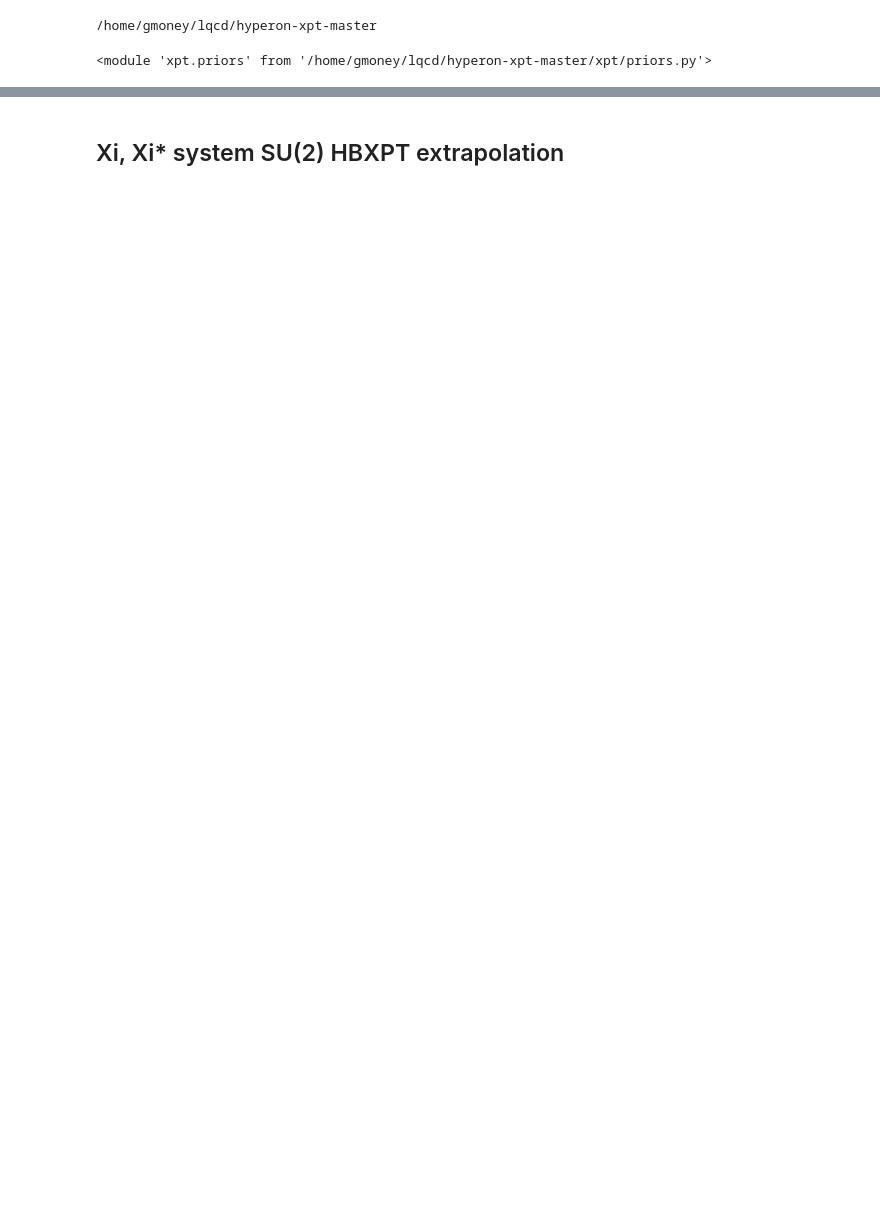
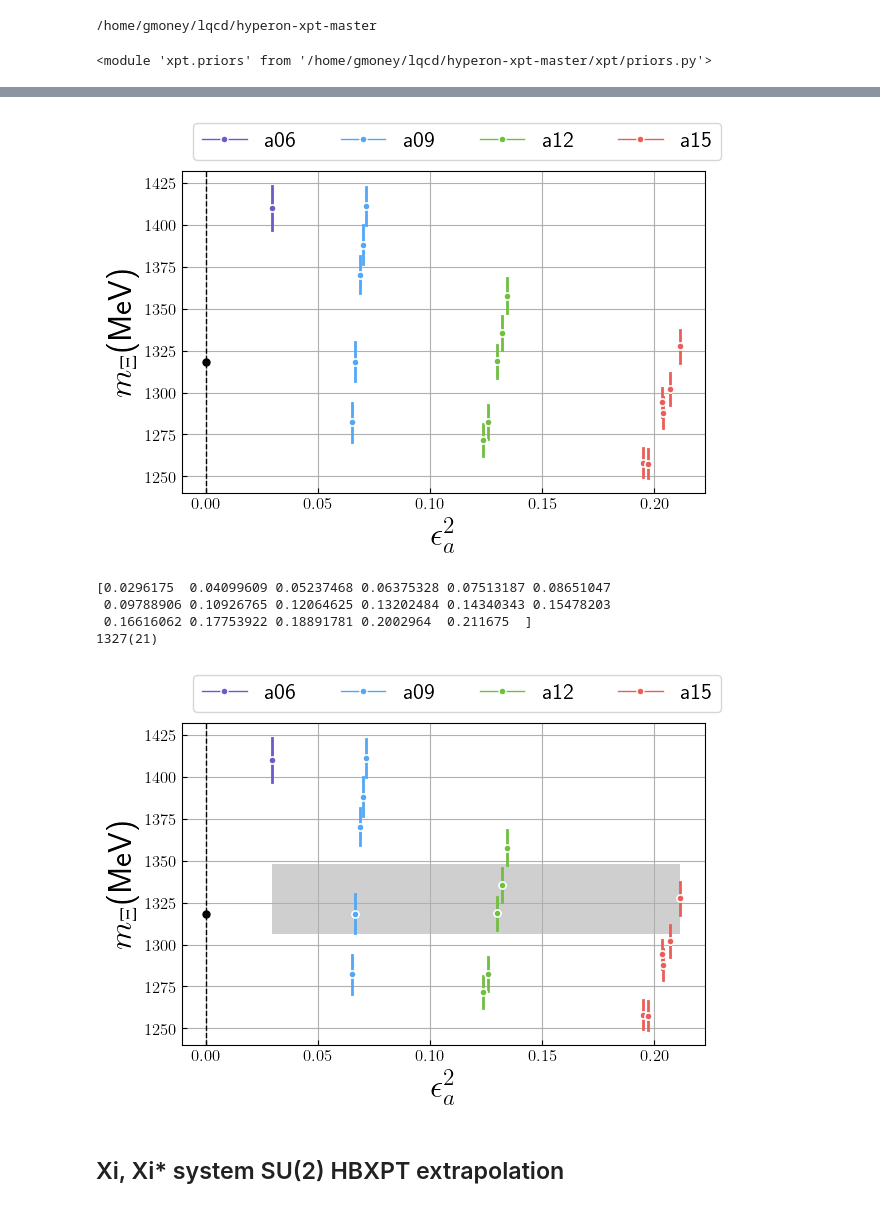
Before and after one commit to gdbrad/hyperon_su2_hbxpt, a Jupyter notebook: notebooks/su2_hyperon_extrap.ipynb, the cells around one changed output, grey strips where cells are left out. Cells and saved outputs as stored; diff of their text form; code cells hidden in the pictures; blank space fills up the shorter version.

Commit message:
sync, changes to plotting

```diff
--- a/notebooks/su2_hyperon_extrap.ipynb
+++ b/notebooks/su2_hyperon_extrap.ipynb
@@ -55,6 +55,7 @@ t_plot_min = 0
 t_plot_max = 40
 prior = priors.get_prior(units='mev')
 input_output = i_o.InputOutput()
-data, ens = input_output.get_data(units='phys')
+data, ensembles = input_output.get_data(units='phys')
 new_prior = input_output.make_prior(data=data,prior=prior)
 phys_point_data = input_output.get_data_phys_point()
+print(ensembles)
@@ -60,0 +153,71 @@ phys_point_data = input_output.get_data_phys_point()
+# %%
+importlib.reload(xfa)
+importlib.reload(fit)
+importlib.reload(i_o)
+
+with open('../xpt/models.yaml', 'r') as f:
+    models = yaml.load(f, Loader=yaml.FullLoader)
+xi_models = models['models']['xi_system']
+for mdl_key in xi_models:
+    mdl_info = xi_models[mdl_key]
+my_fit = fit.FitRoutine(phys_point_data=phys_point_data,emp_bayes=None,empbayes_grouping=None,
+                                data=data,model_info=xi_models['xi:xi_st:d_n2lo:l_n2lo:x_n2lo'],prior=new_prior)
+xi_sys_out = my_fit.fit
+extrap_analysis = xfa.Xpt_Fit_Analysis(verbose=True,phys_point_data=phys_point_data,
+                                data=data,model_info=mdl_info,prior=new_prior)
+
+posterior = xi_sys_out.p
+print(posterior)
+yparam = 'xi'
+def plot_fit():
+    # plot data
+    fig = plot_params(
+        fit=xi_sys_out,
+        yparam='xi'
+    )
+    ax = fig.axes[0]
+    min_max = lambda arr : (np.nanmin(arr), np.nanmax(arr))
+    min_val, max_val = min_max(posterior['eps2_a'])
+    # print(posterior['eps2_a'][0])
+    eps2_a = np.linspace(gv.mean(min_val), gv.mean(max_val),num=17)
+    # eps2_a = posterior['eps2_a']
+    print(eps2_a)
+    y = xi_sys_out.p['m_{xi,0}']
+    print(y)
+    pm = lambda g, k : gv.mean(g) + k *gv.sdev(g)
+    ax.fill_between(gv.mean(eps2_a), pm(y, -1), pm(y, +1), facecolor='#A0A0A0', alpha=0.5, label='This fit')
+    plt.close()
+    return fig
+plot_fit()
+
+# pprint.pprint(extrap_analysis._extrapolate_to_ens())
+# pprint.pprint(extrap_analysis.shift_latt_to_phys(phys_params=['xi']))
+# xi_shift = {}
+# eps2_a = {}
+# x = {}
+# # y = {}
+# colors = {
+#             '06' : '#6A5ACD',#'#00FFFF',
+#             '09' : '#51a7f9',
+#             '12' : '#70bf41',
+#             '15' : '#ec5d57',
+#         }
+# for ens in ensembles:
+#     x = xi_sys_out.p['eps2_a']
+#     xi_shift = extrap_analysis.shift_latt_to_phys(phys_params=['xi'])
+#     y = xi_shift
+#     print(x,y)
+#     eps2_a = xi_sys_out.p['eps2_a']
+# # get xi_shift values in the same order as eps2_a
+#     xi_shift_ordered = [xi_shift[ens] for ens in ensembles]
+# # now calculate the covariance for each ensemble
+#     for xi_shift_val, eps2_a_val, ens in zip(xi_shift_ordered, eps2_a, ensembles):
+#         C = gv.evalcov([xi_shift_val, eps2_a_val])
+#         eVe, eVa = np.linalg.eig(C)
+#         for e, v in zip(eVe, eVa.T):
+#             plt.plot([gv.mean(xi_shift_val)-1*np.sqrt(e)*v[0], 1*np.sqrt(e)*v[0] + gv.mean(xi_shift_val)],
+#                     [gv.mean(eps2_a_val)-1*np.sqrt(e)*v[1], 1*np.sqrt(e)*v[1] + gv.mean(eps2_a_val)],
+#                     color=colors[ens[1:3]], alpha=1.0, lw=2)
+#             plt.plot(gv.mean(xi_shift_val), gv.mean(eps2_a_val),
+#                         color=colors[ens[1:3]], marker='o', mec='w', zorder=3)
+# %% [output]
@@ -61,2 +241,8 @@ phys_point_data = input_output.get_data_phys_point()
+[figure, added]
+[0.0296175  0.04099609 0.05237468 0.06375328 0.07513187 0.08651047
+ 0.09788906 0.10926765 0.12064625 0.13202484 0.14340343 0.15478203
+ 0.16616062 0.17753922 0.18891781 0.2002964  0.211675  ]
+1327(21)
+[figure, added]
 # %% [markdown]
 ## Xi, Xi* system SU(2) HBXPT extrapolation ##
```
Also changed, not shown: parts of 15 cells of this notebook, 3 other files.
